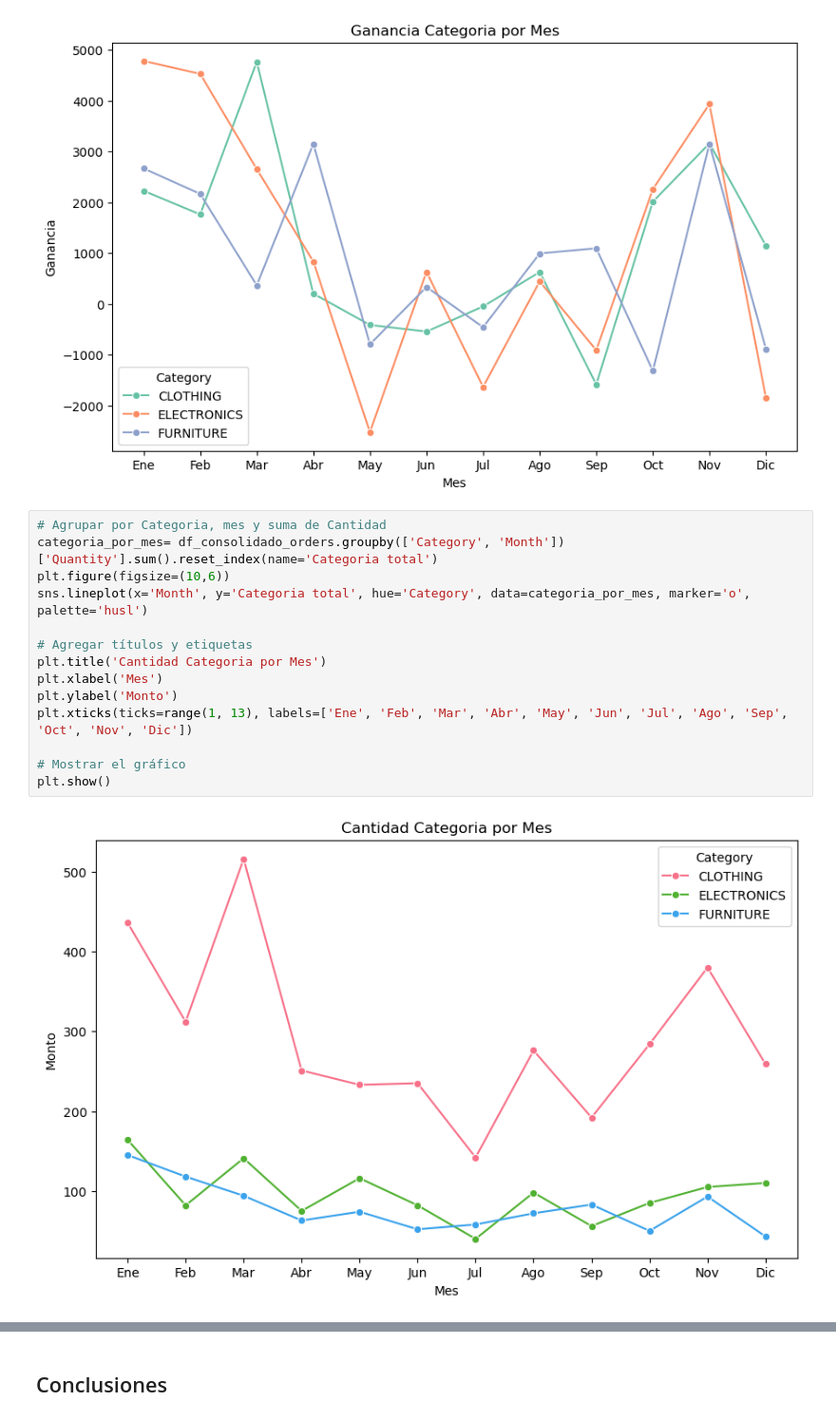
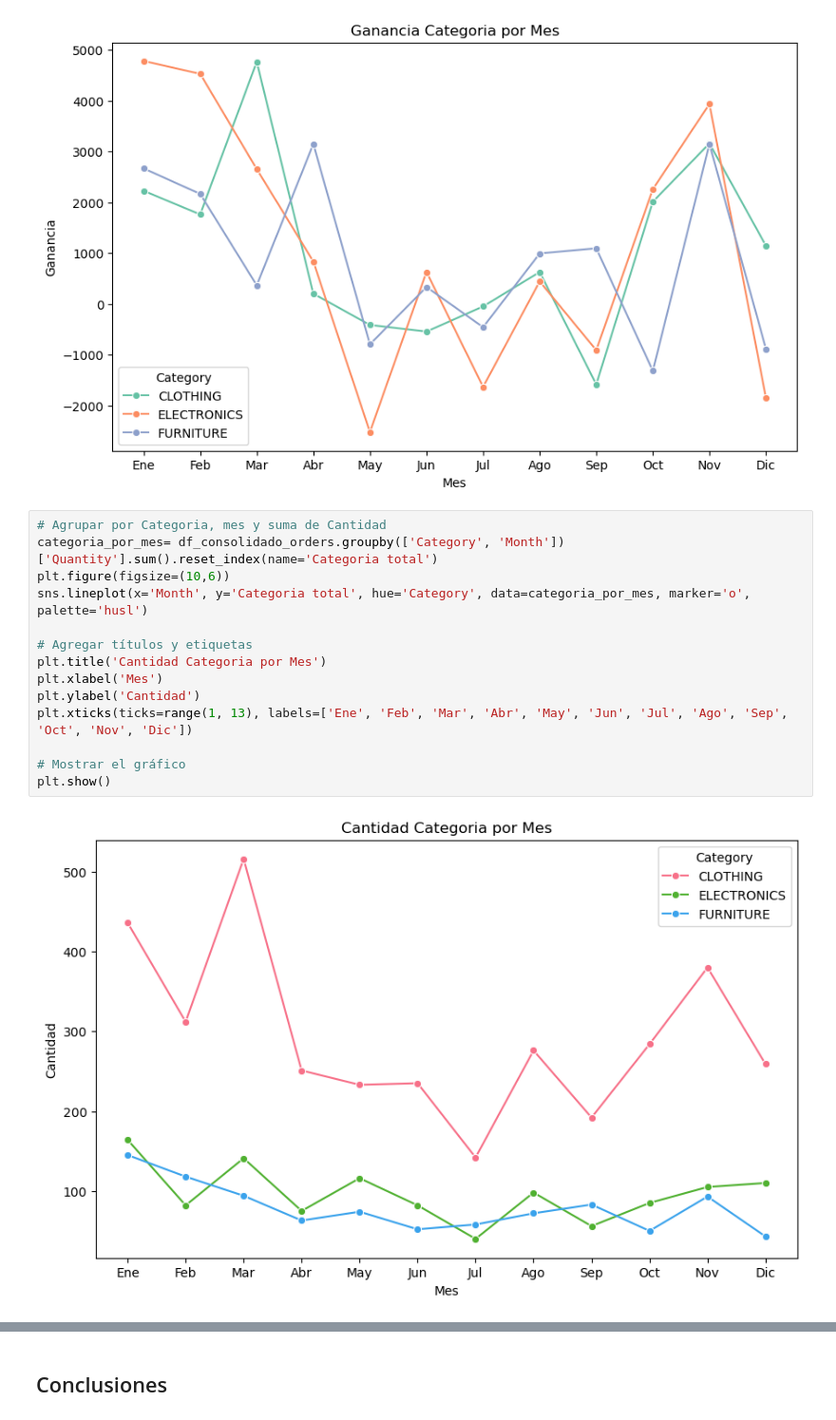
Before and after one commit to maogue94/FPCD, a Jupyter notebook: FUNDAMENTOS_PROGRAMACION/ENCUENTRO_FINAL/Actividad.ipynb, the cells around one changed output, grey strips where cells are left out. Shown: that part at 95% size. Saved outputs shown, nothing was run; the diff lists cells and outputs as text.

```diff
--- a/FUNDAMENTOS_PROGRAMACION/ENCUENTRO_FINAL/Actividad.ipynb
+++ b/FUNDAMENTOS_PROGRAMACION/ENCUENTRO_FINAL/Actividad.ipynb
@@ -416,16 +441,16 @@ plt.show()
 # %%
 # Agrupar por Categoria, mes y suma de Cantidad
 categoria_por_mes= df_consolidado_orders.groupby(['Category', 'Month'])['Quantity'].sum().reset_index(name='Categoria total')
 plt.figure(figsize=(10,6))
 sns.lineplot(x='Month', y='Categoria total', hue='Category', data=categoria_por_mes, marker='o', palette='husl')
 
 # Agregar títulos y etiquetas
 plt.title('Cantidad Categoria por Mes')
 plt.xlabel('Mes')
-plt.ylabel('Monto')
+plt.ylabel('Cantidad')
 plt.xticks(ticks=range(1, 13), labels=['Ene', 'Feb', 'Mar', 'Abr', 'May', 'Jun', 'Jul', 'Ago', 'Sep', 'Oct', 'Nov', 'Dic'])
 
 # Mostrar el gráfico
 plt.show()
 # %% [output]
-[figure, old version]
+[figure, new version]
```
Also changed, not shown: parts of 7 cells of this notebook.
